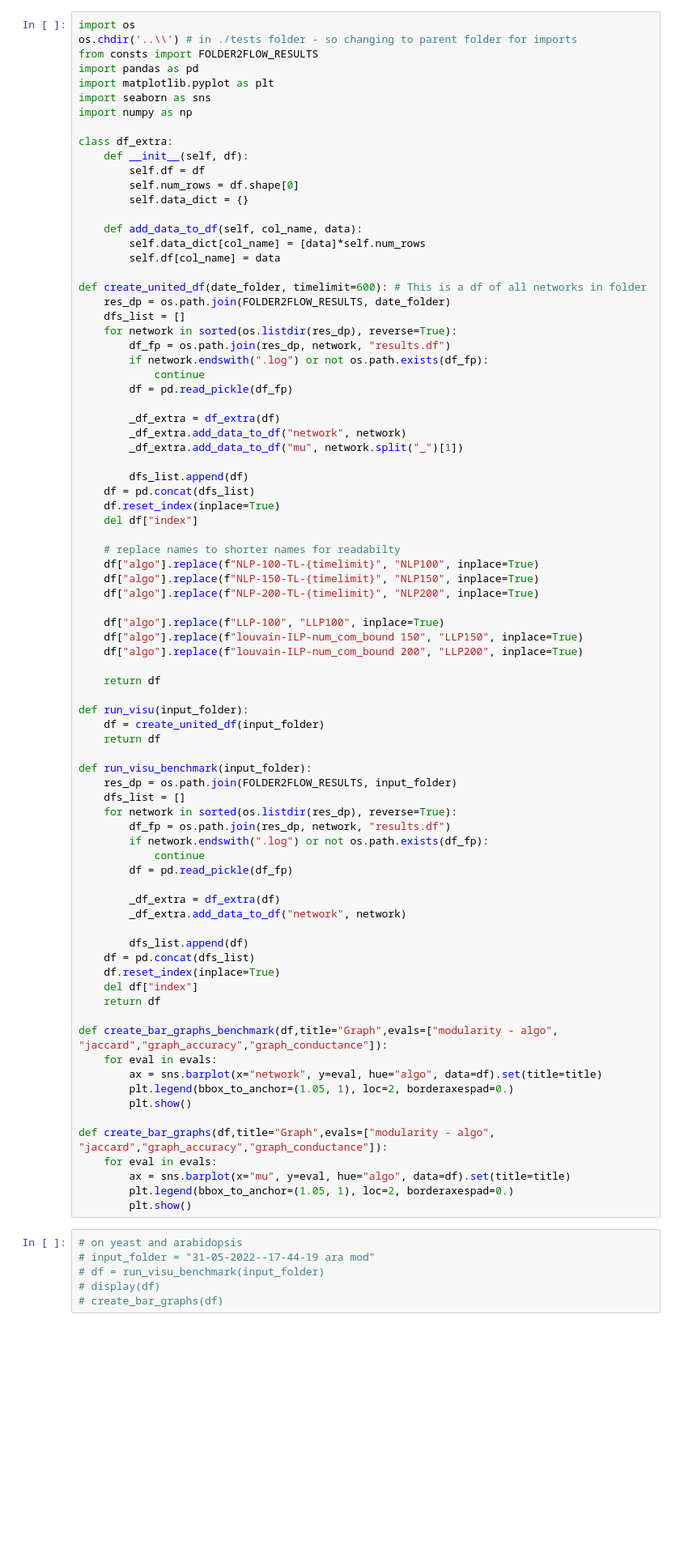
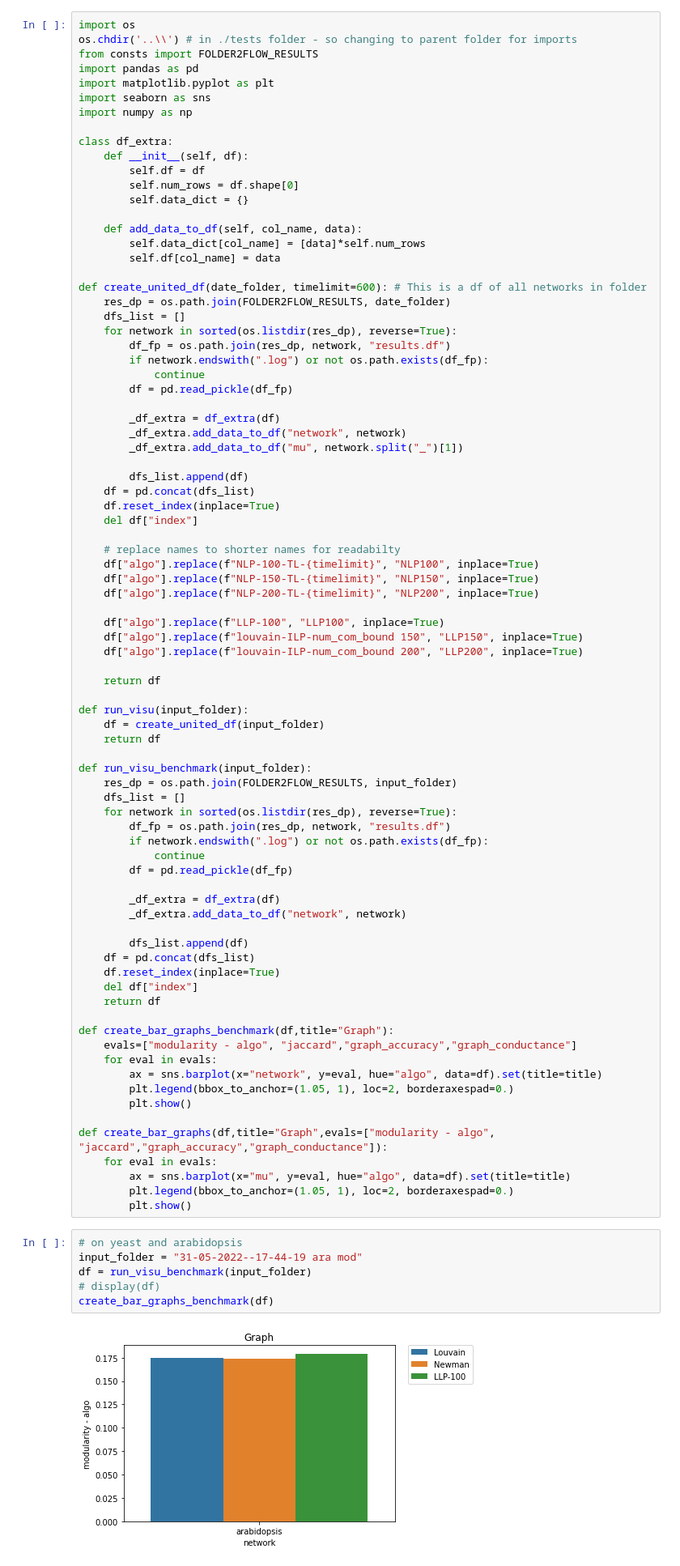
Before and after one commit to keskim1111/network-analysis, a Jupyter notebook: visualization/create_bar_plots.ipynb, the cells around one changed output. Shown: that part at 81% size. Drawn from its saved outputs; the diff is of its cells as text; blank space fills up the shorter version.

```diff
--- a/visualization/create_bar_plots.ipynb
+++ b/visualization/create_bar_plots.ipynb
@@ -68,7 +68,8 @@ def run_visu_benchmark(input_folder):
     del df["index"]
     return df
 
-def create_bar_graphs_benchmark(df,title="Graph",evals=["modularity - algo", "jaccard","graph_accuracy","graph_conductance"]):
+def create_bar_graphs_benchmark(df,title="Graph"):
+    evals=["modularity - algo", "jaccard","graph_accuracy","graph_conductance"]
     for eval in evals:
         ax = sns.barplot(x="network", y=eval, hue="algo", data=df).set(title=title)
         plt.legend(bbox_to_anchor=(1.05, 1), loc=2, borderaxespad=0.)
@@ -81,7 +82,9 @@ def create_bar_graphs(df,title="Graph",evals=["modularity - algo", "jaccard","gr
         plt.show()
 # %%
 # on yeast and arabidopsis
-# input_folder = "31-05-2022--17-44-19 ara mod"
-# df = run_visu_benchmark(input_folder)
+input_folder = "31-05-2022--17-44-19 ara mod"
+df = run_visu_benchmark(input_folder)
 # display(df)
-# create_bar_graphs(df)
+create_bar_graphs_benchmark(df)
+# %% [output]
+[figure, added]
```
Also changed, not shown: parts of 3 cells of this notebook, 5 other files.
